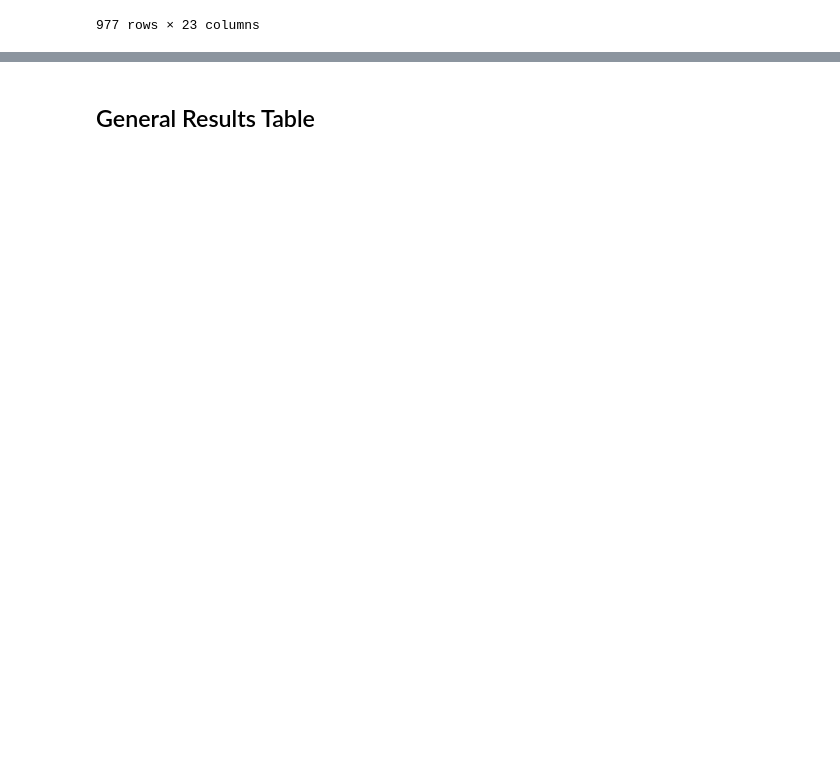
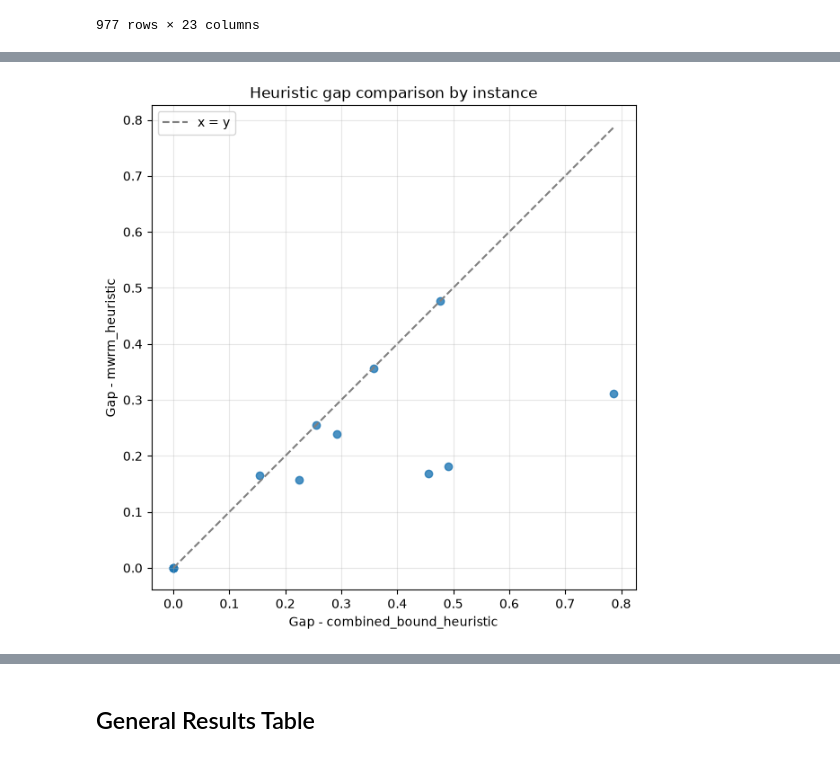
Before and after one commit to juanjo-bltrn/tc6001-jssp, a Jupyter notebook: analysis/result-analysis.ipynb, the cells around one changed output, grey strips where cells are left out. Cells and saved outputs as stored; diff of their text form; code cells hidden in the pictures; blank space fills up the shorter version.

```diff
--- a/analysis/result-analysis.ipynb
+++ b/analysis/result-analysis.ipynb
@@ -54,3 +54,6 @@ df_proc_logs
 | 1185 | 2026-10-21 18:41:01 | milp | jb24 | NaN | NaN | 658 | 61.540673 | NaN | NaN | ... |
 | 1186 | 2026-10-21 18:43:40 | milp | jb25 | NaN | NaN | 707 | 158.799800 | NaN | NaN | ... |
 977 rows × 23 columns
+# %%
+aux = df_proc_logs[(df_proc_logs['algorithm'] == 'heuristic-wa') & (df_proc_logs['weight'] == 100) & (df_proc_logs['solution_found'] == 1)] # & (df_proc_logs['runtime'] < 60)]
+aux
@@ -56,0 +79,29 @@ df_proc_logs
+# %%
+heuristic_gaps = (
+    aux.loc[
+        aux["heuristic"].isin(["combined_bound_heuristic", "mwrm_heuristic"]),
+        ["instance", "heuristic", "gap"],
+    ]
+    .pivot(index="instance", columns="heuristic", values="gap")
+    .dropna(subset=["combined_bound_heuristic", "mwrm_heuristic"])
+)
+
+x = heuristic_gaps["combined_bound_heuristic"]
+y = heuristic_gaps["mwrm_heuristic"]
+
+fig, ax = plt.subplots(figsize=(7, 7))
+ax.scatter(x, y, alpha=0.8)
+
+plot_min = min(x.min(), y.min())
+plot_max = max(x.max(), y.max())
+ax.plot([plot_min, plot_max], [plot_min, plot_max], "--", color="gray", label="x = y")
+
+ax.set_xlabel("Gap - combined_bound_heuristic")
+ax.set_ylabel("Gap - mwrm_heuristic")
+ax.set_title("Heuristic gap comparison by instance")
+ax.set_aspect("equal", adjustable="box")
+ax.grid(True, alpha=0.3)
+ax.legend()
+plt.show()
+# %% [output]
+[figure, added]
```
Also changed, not shown: parts of 15 cells of this notebook, 26 other files.
